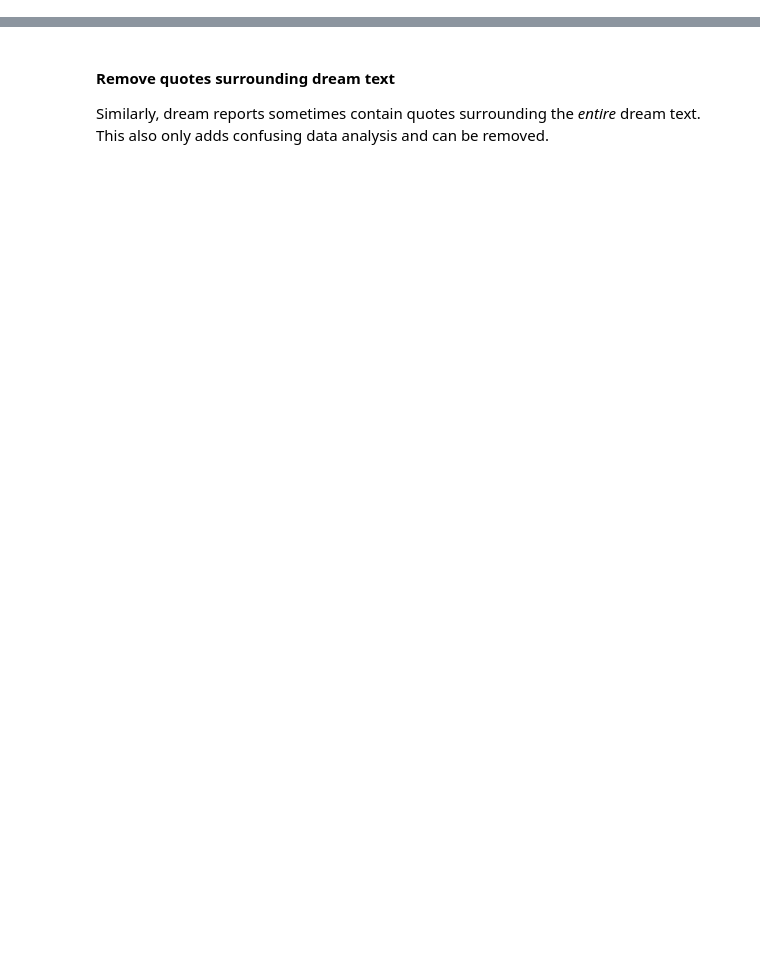
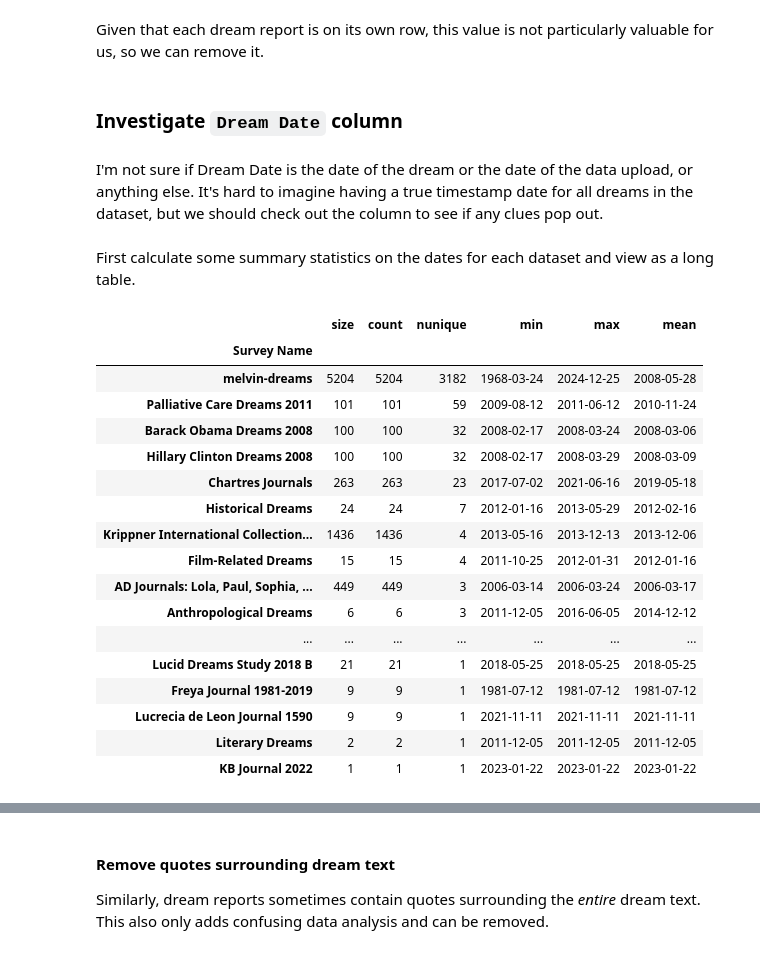
Before and after one commit to remrama/sddb, a Jupyter notebook: prepare.ipynb, the cells around one changed output, grey strips where cells are left out. Cells and saved outputs as stored; diff of their text form; code cells hidden in the pictures; blank space fills up the shorter version.

```diff
--- a/prepare.ipynb
+++ b/prepare.ipynb
@@ -165,0 +125,4 @@ Number of dreams with leading or trailing whitespace after correction: 0
+# %%
+empty_columns = df.columns[df.isna().all()].tolist()
+df = df.dropna(how="all", axis="columns")
+print(f"Dropped {len(empty_columns)} empty columns: {empty_columns}")
@@ -165,0 +144,13 @@ Number of dreams with leading or trailing whitespace after correction: 0
+# %%
+COLUMN_ORDER = [
+    "Survey ID",
+    "Survey Name",
+    "Participant ID",
+    "Question",
+    "Dream Report ID",
+    "Word Count",
+    "Dream Date",
+    "Dream Text",
+]
+assert df.columns.symmetric_difference(COLUMN_ORDER).empty, "Current and future columns should match"
+df = df.reindex(columns=COLUMN_ORDER)
@@ -165,0 +175,2 @@ Number of dreams with leading or trailing whitespace after correction: 0
+# %%
+df = df.drop(columns=["Survey ID"])
@@ -165,0 +184,38 @@ Number of dreams with leading or trailing whitespace after correction: 0
+# %% [markdown]
+Given that each dream report is on its own row, this value is not particularly valuable for us, so we can remove it.
+# %%
+df = df.drop(columns=["Dream Report ID"])
+# %% [markdown]
+### Investigate `Dream Date` column
+# %% [markdown]
+I'm not sure if Dream Date is the date of the dream or the date of the data upload, or anything else. It's hard to imagine having a true timestamp date for all dreams in the dataset, but we should check out the column to see if any clues pop out.
+# %% [markdown]
+First calculate some summary statistics on the dates for each dataset and view as a long table.
+# %%
+dates = (
+    df.groupby("Survey Name")["Dream Date"]
+    .agg(["size", "count", "nunique", "min", "max", "mean"])
+    .sort_values(["nunique", "count"], ascending=False)
+    .assign(mean=lambda d: d["mean"].dt.round("d"))
+)
+with pd.option_context("display.max_rows", None):
+    display(dates)
+# %% [output]
+|  | size | count | nunique | min | max | mean |
+| Survey Name |  |  |  |  |  |  |
+| melvin-dreams | 5204 | 5204 | 3182 | 1968-03-24 | 2024-12-25 | 2008-05-28 |
+| Palliative Care Dreams 2011 | 101 | 101 | 59 | 2009-08-12 | 2011-06-12 | 2010-11-24 |
+| Barack Obama Dreams 2008 | 100 | 100 | 32 | 2008-02-17 | 2008-03-24 | 2008-03-06 |
+| Hillary Clinton Dreams 2008 | 100 | 100 | 32 | 2008-02-17 | 2008-03-29 | 2008-03-09 |
+| Chartres Journals | 263 | 263 | 23 | 2017-07-02 | 2021-06-16 | 2019-05-18 |
+| Historical Dreams | 24 | 24 | 7 | 2012-01-16 | 2013-05-29 | 2012-02-16 |
+| Krippner International Collection... | 1436 | 1436 | 4 | 2013-05-16 | 2013-12-13 | 2013-12-06 |
+| Film-Related Dreams | 15 | 15 | 4 | 2011-10-25 | 2012-01-31 | 2012-01-16 |
+| AD Journals: Lola, Paul, Sophia, ... | 449 | 449 | 3 | 2006-03-14 | 2006-03-24 | 2006-03-17 |
+| Anthropological Dreams | 6 | 6 | 3 | 2011-12-05 | 2016-06-05 | 2014-12-12 |
+| ... | ... | ... | ... | ... | ... | ... |
+| Lucid Dreams Study 2018 B | 21 | 21 | 1 | 2018-05-25 | 2018-05-25 | 2018-05-25 |
+| Freya Journal 1981-2019 | 9 | 9 | 1 | 1981-07-12 | 1981-07-12 | 1981-07-12 |
+| Lucrecia de Leon Journal 1590 | 9 | 9 | 1 | 2021-11-11 | 2021-11-11 | 2021-11-11 |
+| Literary Dreams | 2 | 2 | 1 | 2011-12-05 | 2011-12-05 | 2011-12-05 |
+| KB Journal 2022 | 1 | 1 | 1 | 2023-01-22 | 2023-01-22 | 2023-01-22 |
```
Also changed, not shown: parts of 270 cells of this notebook, 9 other files.
